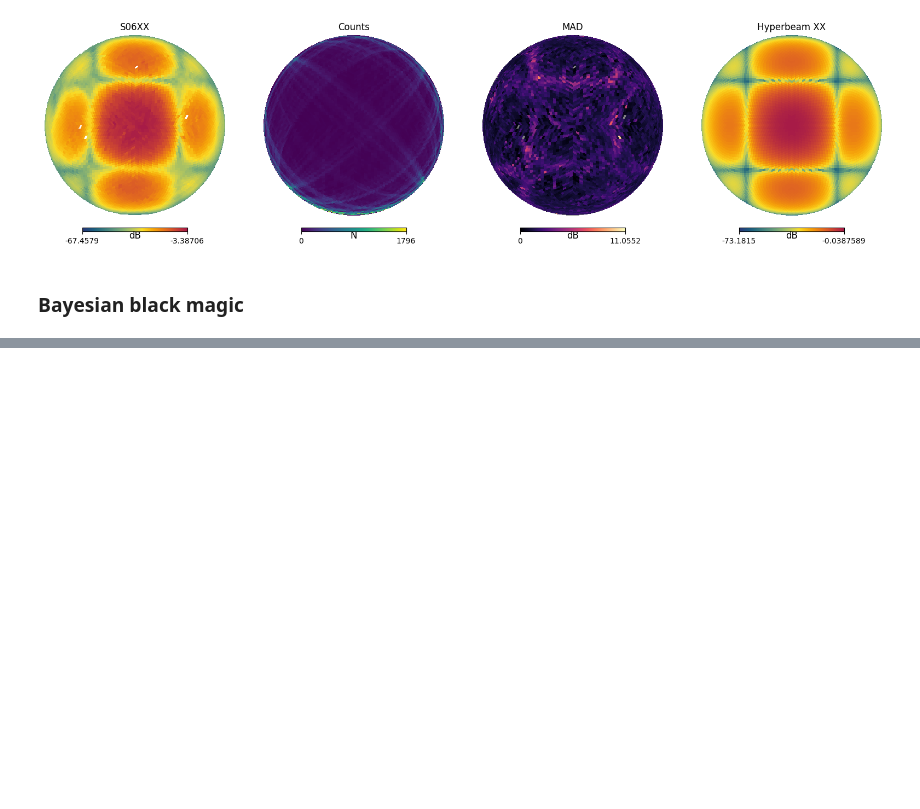
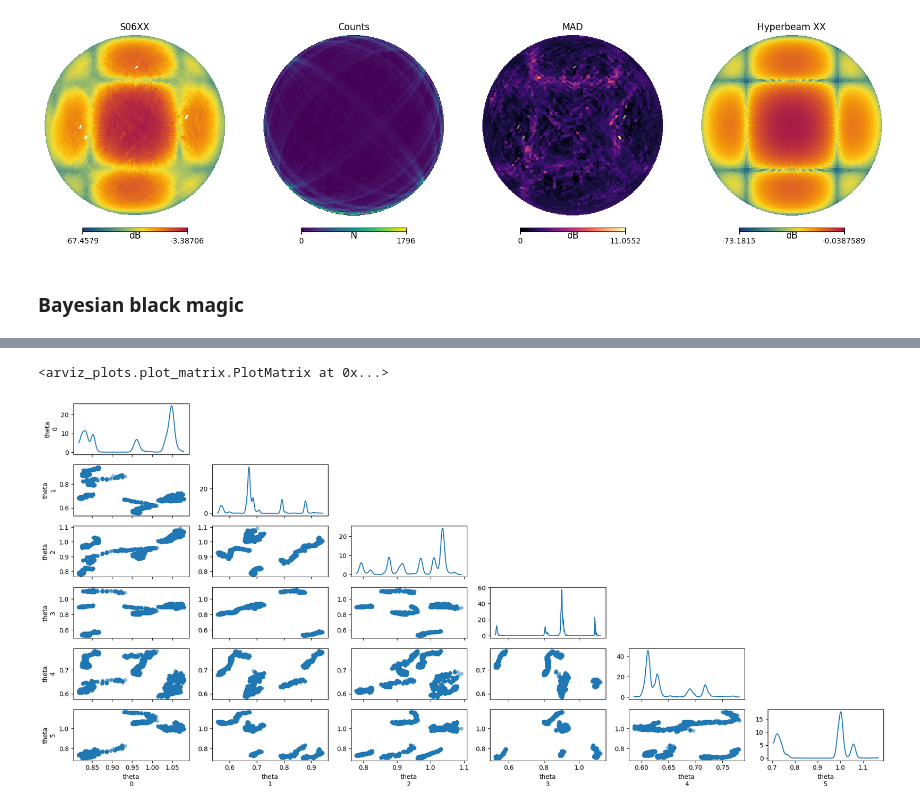
Before and after one commit to amanchokshi/embers-passes, a Jupyter notebook: notebooks/dipole_beam_fit.ipynb, the cells around one changed output, grey strips where cells are left out. Drawn from its saved outputs; the diff is of its cells as text; code cells hidden in the pictures; blank space fills up the shorter version.

```diff
--- a/notebooks/dipole_beam_fit.ipynb
+++ b/notebooks/dipole_beam_fit.ipynb
@@ -377,0 +443,9 @@ az.plot_pair(
+# %%
+az.plot_pair(
+    idata,
+    var_names=["theta"],
+    coords={"theta_dim_0": [0, 1, 2, 3, 4, 5]},
+)
+# %% [output]
+<arviz_plots.plot_matrix.PlotMatrix at 0x...>
+[figure, added]
```
Also changed, not shown: parts of 18 cells of this notebook.
